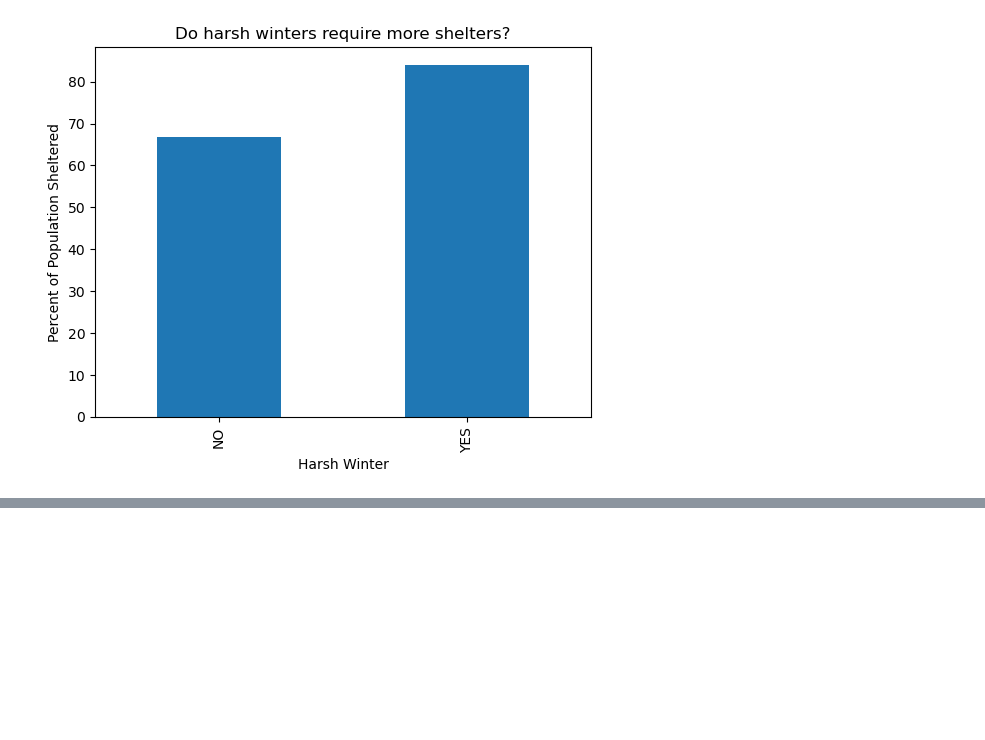
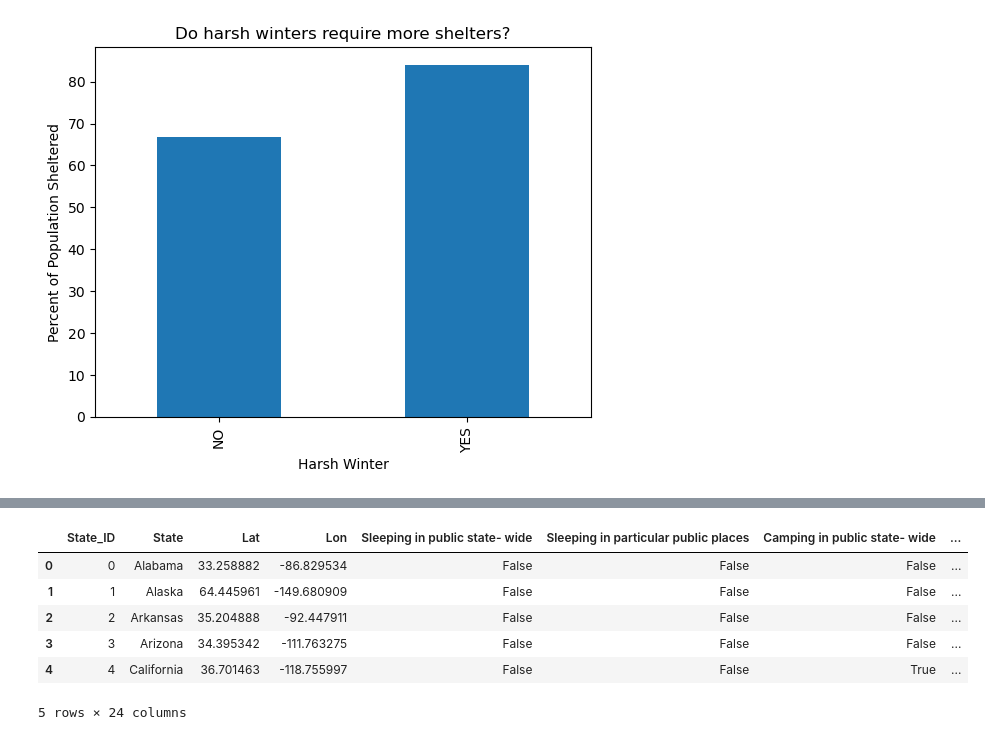
Before and after one commit to JamieKawaguchi/Homelessness-Group-Project-Final, a Jupyter notebook: FinalMerge_ATTEMPT_01.ipynb, the cells around one changed output, grey strips where cells are left out. Saved outputs shown, nothing was run; the diff lists cells and outputs as text; code cells hidden in the pictures; blank space fills up the shorter version.

Commit message:
Completeing first draft of final merge

```diff
--- a/FinalMerge_ATTEMPT_01.ipynb
+++ b/FinalMerge_ATTEMPT_01.ipynb
@@ -799,0 +928,15 @@ plt.show()
+# %%
+# Import data for homeless policy and homeless population in two csv files
+policy_data_to_load = Path("2021-HNH-State-Crim-Supplement_Edited.csv")
+population_data_to_load = Path("Homeless Population by State.csv")
+state_ = Path("states_cords.csv")
+
+# Read School and Student csv files and store in Pandas dataframes
+homeless_laws = pd.read_csv(policy_data_to_load)
+homeless_population = pd.read_csv(population_data_to_load)
+state_cords = pd.read_csv(state_)
+
+# Use pd.merge method to combine the dataframe into a single set using outer join
+homeless_merged = pd.merge(homeless_laws, homeless_population, how="outer", on=["State", "State"])
+#homeless_merged.head()
+state_cords.head()
@@ -799,0 +950,11 @@ plt.show()
+# %%
+homeless_states = pd.merge(state_cords,homeless_merged, how="inner", on=["State", "State"])
+homeless_states.head()
+# %% [output]
+|  | State_ID | State | Lat | Lon | Sleeping in public state- wide | Sleeping in particular public places | Camping in public state- wide | ... |
+| 0 | 0 | Alabama | 33.258882 | -86.829534 | False | False | False | ... |
+| 1 | 1 | Alaska | 64.445961 | -149.680909 | False | False | False | ... |
+| 2 | 2 | Arkansas | 35.204888 | -92.447911 | False | False | False | ... |
+| 3 | 3 | Arizona | 34.395342 | -111.763275 | False | False | False | ... |
+| 4 | 4 | California | 36.701463 | -118.755997 | False | False | True | ... |
+5 rows × 24 columns
```
Also changed, not shown: parts of 10 cells of this notebook, 3 other files.
